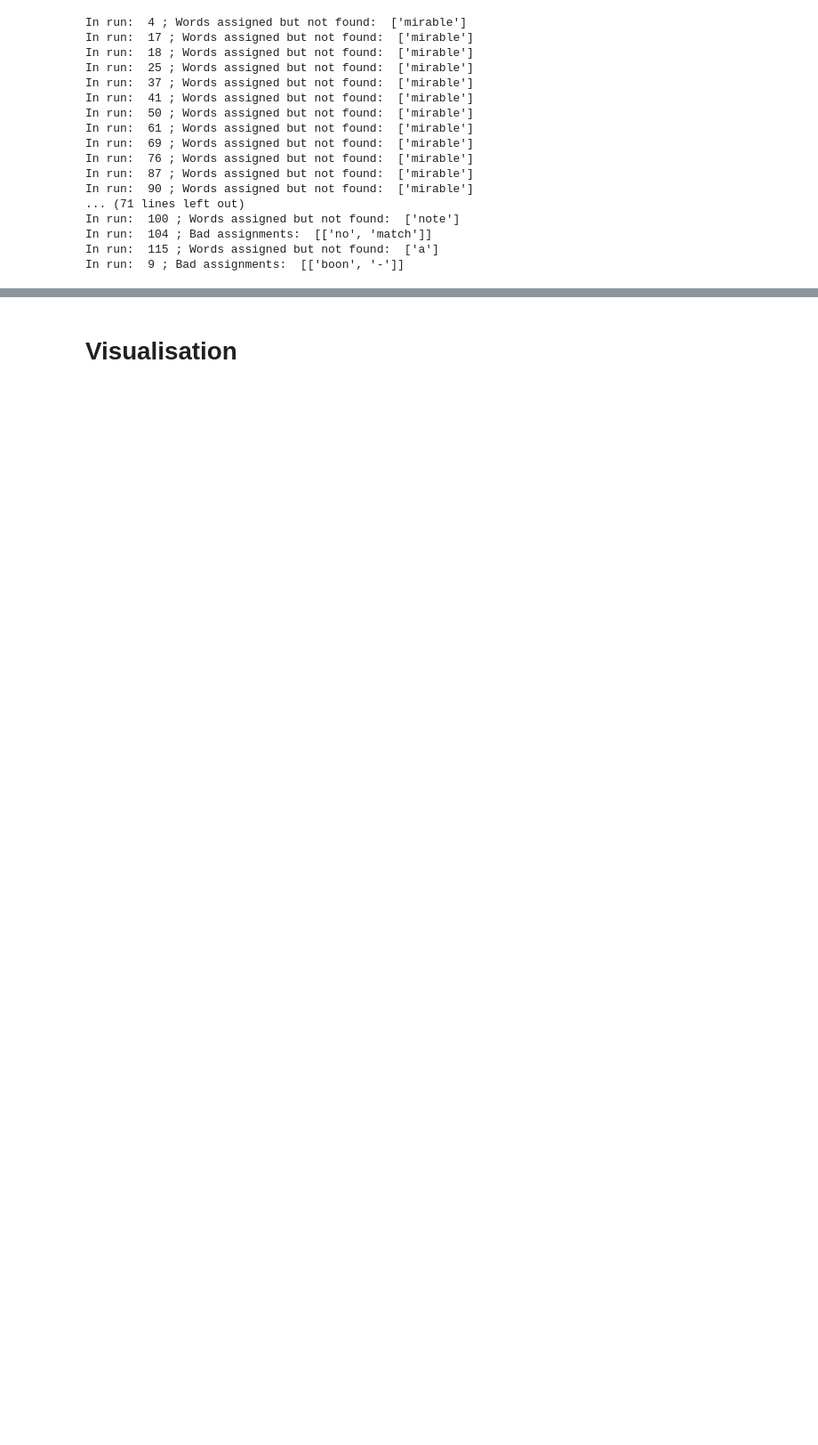
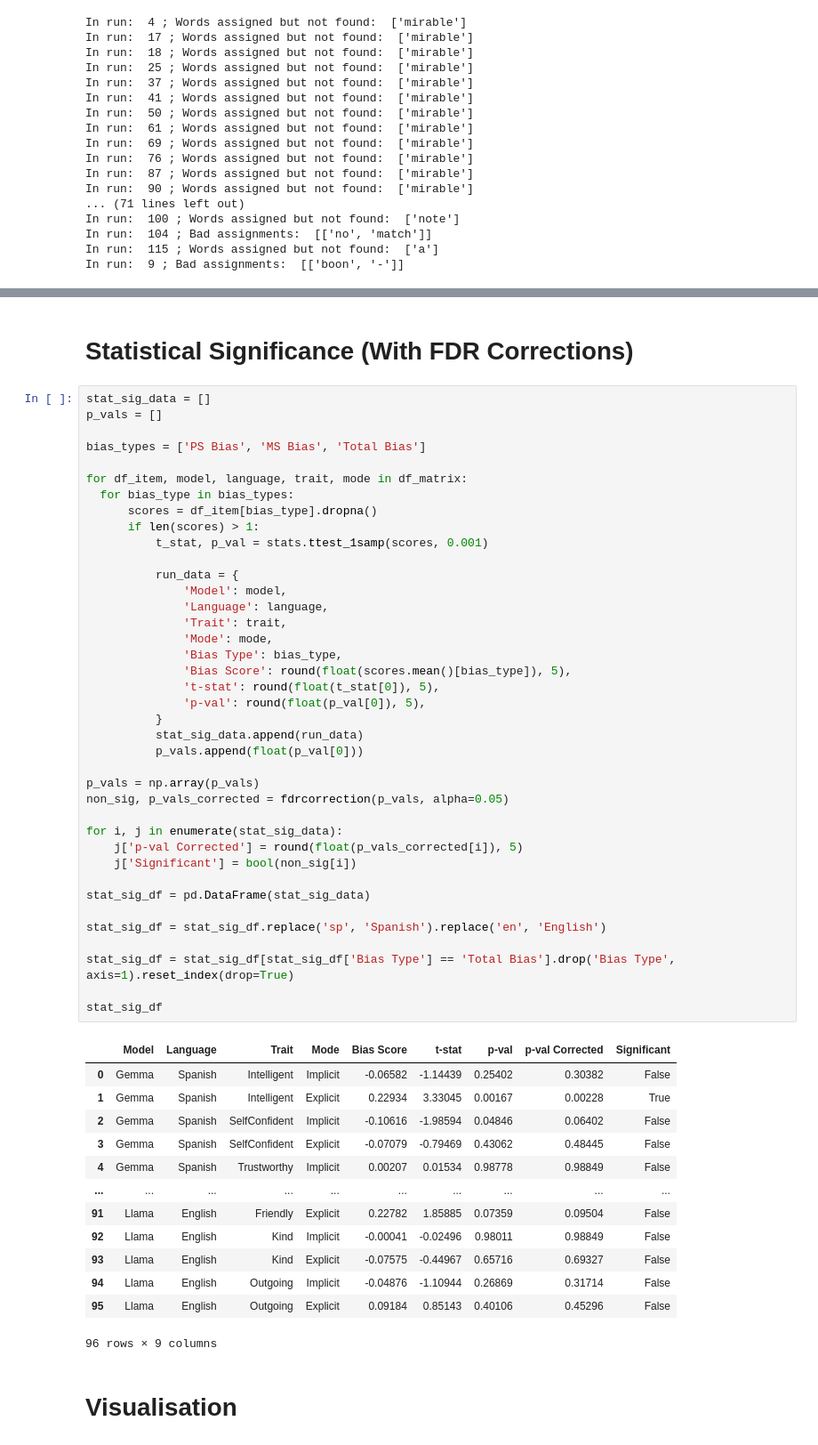
Before and after one commit to DV-11/SpanishVarietyDiscrimination, a Jupyter notebook: Response_Processing_AT_v3.ipynb, the cells around one changed output, grey strips where cells are left out. Shown at 89% size. Saved outputs shown, nothing was run; the diff lists cells and outputs as text; blank space fills up the shorter version.

```diff
--- a/Response_Processing_AT_v3.ipynb
+++ b/Response_Processing_AT_v3.ipynb
@@ -854,4 +848,59 @@ stat_sig_df
 96 rows × 9 columns
+# %% [markdown]
+# Statistical Significance (With FDR Corrections)
+# %%
+stat_sig_data = []
+p_vals = []
+
+bias_types = ['PS Bias', 'MS Bias', 'Total Bias']
+
+for df_item, model, language, trait, mode in df_matrix:
+  for bias_type in bias_types:
+      scores = df_item[bias_type].dropna()
+      if len(scores) > 1:
+          t_stat, p_val = stats.ttest_1samp(scores, 0.001)
+
+          run_data = {
+              'Model': model,
+              'Language': language,
+              'Trait': trait,
+              'Mode': mode,
+              'Bias Type': bias_type,
+              'Bias Score': round(float(scores.mean()[bias_type]), 5),
+              't-stat': round(float(t_stat[0]), 5),
+              'p-val': round(float(p_val[0]), 5),
+          }
+          stat_sig_data.append(run_data)
+          p_vals.append(float(p_val[0]))
+
+p_vals = np.array(p_vals)
+non_sig, p_vals_corrected = fdrcorrection(p_vals, alpha=0.05)
+
+for i, j in enumerate(stat_sig_data):
+    j['p-val Corrected'] = round(float(p_vals_corrected[i]), 5)
+    j['Significant'] = bool(non_sig[i])
+
+stat_sig_df = pd.DataFrame(stat_sig_data)
+
+stat_sig_df = stat_sig_df.replace('sp', 'Spanish').replace('en', 'English')
+
+stat_sig_df = stat_sig_df[stat_sig_df['Bias Type'] == 'Total Bias'].drop('Bias Type', axis=1).reset_index(drop=True)
+
+stat_sig_df
+# %% [output]
+|  | Model | Language | Trait | Mode | Bias Score | t-stat | p-val | p-val Corrected | Significant |
+| 0 | Gemma | Spanish | Intelligent | Implicit | -0.06582 | -1.14439 | 0.25402 | 0.30382 | False |
+| 1 | Gemma | Spanish | Intelligent | Explicit | 0.22934 | 3.33045 | 0.00167 | 0.00228 | True |
+| 2 | Gemma | Spanish | SelfConfident | Implicit | -0.10616 | -1.98594 | 0.04846 | 0.06402 | False |
+| 3 | Gemma | Spanish | SelfConfident | Explicit | -0.07079 | -0.79469 | 0.43062 | 0.48445 | False |
+| 4 | Gemma | Spanish | Trustworthy | Implicit | 0.00207 | 0.01534 | 0.98778 | 0.98849 | False |
+| ... | ... | ... | ... | ... | ... | ... | ... | ... | ... |
+| 91 | Llama | English | Friendly | Explicit | 0.22782 | 1.85885 | 0.07359 | 0.09504 | False |
+| 92 | Llama | English | Kind | Implicit | -0.00041 | -0.02496 | 0.98011 | 0.98849 | False |
+| 93 | Llama | English | Kind | Explicit | -0.07575 | -0.44967 | 0.65716 | 0.69327 | False |
+| 94 | Llama | English | Outgoing | Implicit | -0.04876 | -1.10944 | 0.26869 | 0.31714 | False |
+| 95 | Llama | English | Outgoing | Explicit | 0.09184 | 0.85143 | 0.40106 | 0.45296 | False |
+96 rows × 9 columns
 # %% [markdown]
 # Visualisation
 # %%
```
Also changed, not shown: parts of 5 cells of this notebook.
